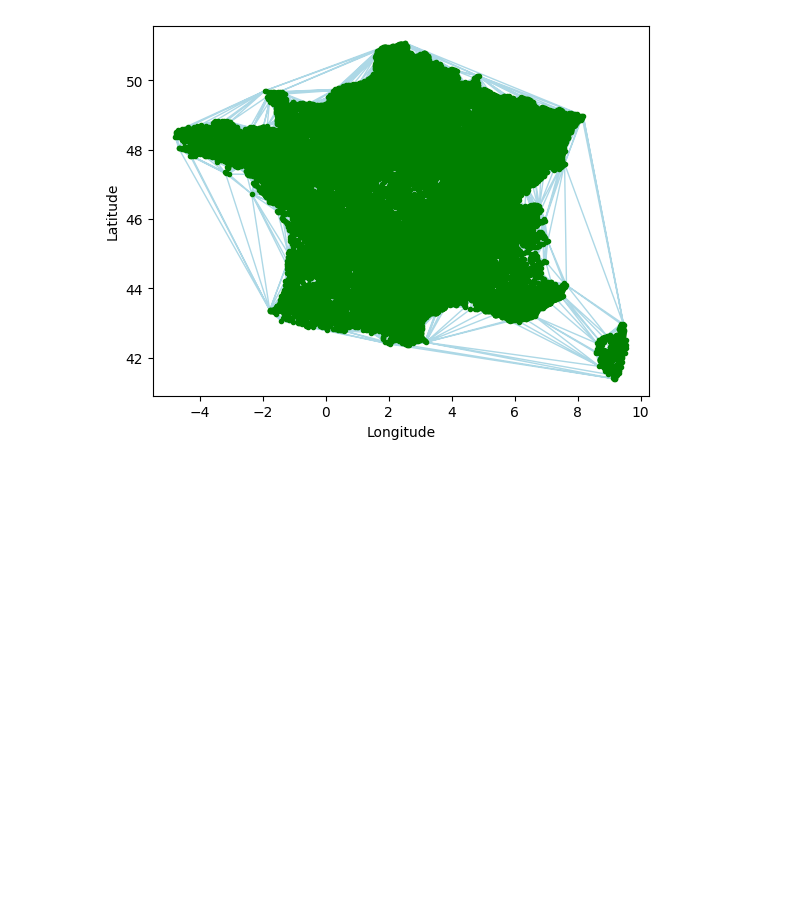
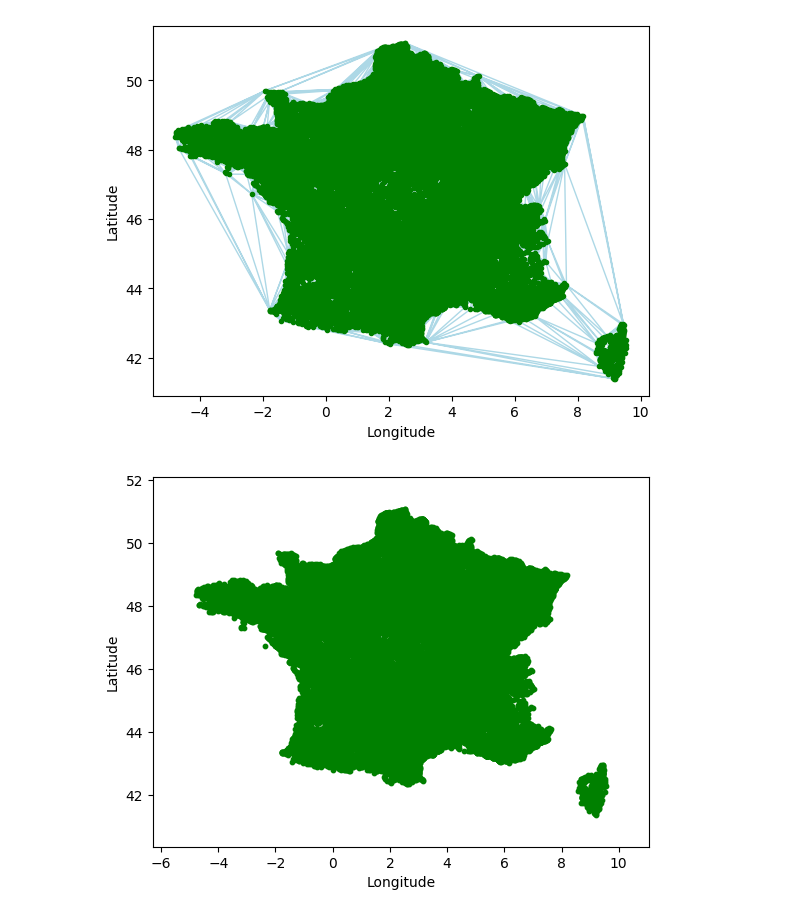
Before and after one commit to pmehaud/internship_cvut_2024, a Jupyter notebook: delaunay-voronoy/neighbours_delaunay.ipynb, the cells around one changed output. Cells and saved outputs as stored; diff of their text form; code cells hidden in the pictures; blank space fills up the shorter version.

Commit message:
Prettier way for the distance criteria

```diff
--- a/delaunay-voronoy/neighbours_delaunay.ipynb
+++ b/delaunay-voronoy/neighbours_delaunay.ipynb
@@ -126,7 +126,7 @@ def plot_graph(G, pos, show=True, ax=None):
         G : Graph
             The Networkx Graph graph you want to plot.
         pos : dict
-            The position of the nodes.
+            The position of G's nodes.
         show : bool (default=True)
             If True, shows the plot.
         ax : Matplotlib Axes object (default=None)
@@ -223,7 +223,7 @@ plot_graph(G,pos)
 import math
 
 def distance_geographique(pt1, pt2):
-    """ Computes the distance in km between the points pt1 and pt2 (coordinates longitude, latitude)
+    """ Computes the distance in km between the points pt1 and pt2 (coordinates longitude, latitude).
 
         Parameters
         ----------
@@ -241,8 +241,5 @@ def distance_geographique(pt1, pt2):
     a = math.sin(dlat/2) * math.sin(dlat/2) + math.cos(math.radians(pt1[1])) * math.cos(math.radians(pt2[1])) * math.sin(dlon/2) * math.sin(dlon/2)
     c = 2 * math.atan2(math.sqrt(a), math.sqrt(1-a))
     distance = R * c
+
     return distance
-# %%
-for edge in G.edges:
-    if(distance_geographique(pos[edge[0]],pos[edge[1]])>15):
-        G.remove_edges_from([edge])
@@ -252,0 +246,17 @@ plot_graph(G,pos)
+# %%
+# here we are removing all the edges with that are longer than max_distance
+def distance_criteria(G, pos, max_distance=15):
+    """ Removes all the edges of G wich are longer than max_distance.
+
+        Parameters
+        ----------
+        G : Graph
+            A Networkx Graph graph.
+        pos : dict
+            The position of G's nodes.
+        max_distance : int (default=15)
+            The maximum distance between two connected nodes (in km).
+    """
+    for edge in G.edges:
+        if(distance_geographique(pos[edge[0]],pos[edge[1]]) > max_distance):
+            G.remove_edges_from([edge])
@@ -285,3 +300,9 @@ delaunay_free = Delaunay(df_free_points)
 plot_delaunay(delaunay_free)
 # %% [output]
 [figure]
+# %%
+G_france, pos_france = delaunay_to_graph(delaunay_free)
+distance_criteria(G_france,pos_france)
+plot_graph(G_france,pos_france)
+# %% [output]
+[figure, added]
```
Also changed, not shown: parts of 3 cells of this notebook.
